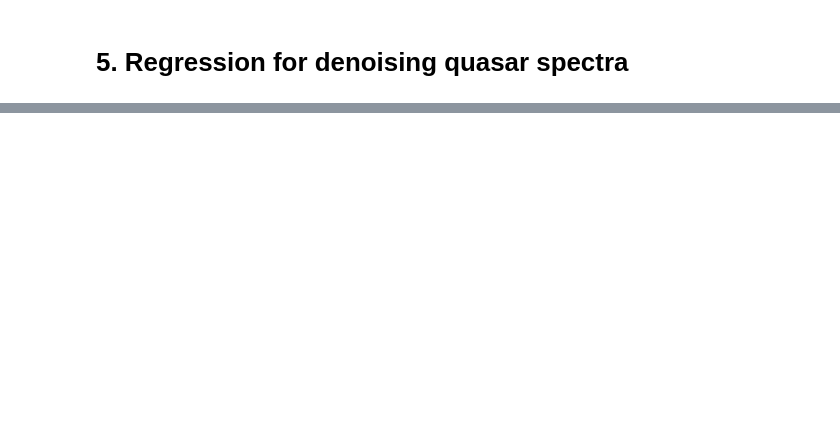
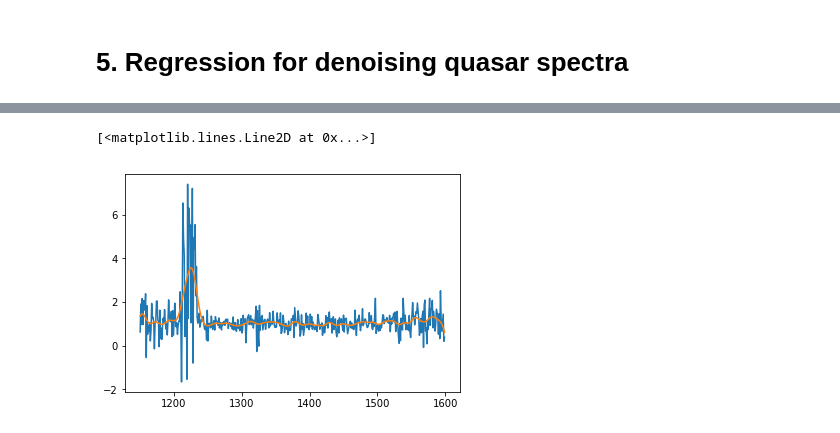
Before and after one commit to ooxx201/CS229n_Machine_Learning, a Jupyter notebook: Assignment/HW1/HW1.ipynb, the cells around one changed output, grey strips where cells are left out. Drawn from its saved outputs; the diff is of its cells as text; code cells hidden in the pictures; blank space fills up the shorter version.

```diff
--- a/Assignment/HW1/HW1.ipynb
+++ b/Assignment/HW1/HW1.ipynb
@@ -465,0 +551,19 @@ Therefore gradient descent is not invariant to linear reparameterizations.
+# %%
+def construct_weight(X, x_eval, tau = 5):
+    return np.diag(np.exp(- (X - x_eval) **2 / (2 * tau ** 2)))
+# %%
+X = np.stack([np.ones(cols.shape[0]), cols]).T
+y = ys_train[0].reshape([-1,1])
+m = X.shape[0]
+tau = 5
+preds = []
+for i in range(m):
+    W = construct_weight(X[:, 1], X[i, 1], tau)
+    theta = optim(X, y, W)
+    preds.append(theta[:,0].dot(X[i, :]))
+# %%
+plt.plot(cols, y)
+plt.plot(cols, preds)
+# %% [output]
+[<matplotlib.lines.Line2D at 0x...>]
+[figure, added]
```
Also changed, not shown: parts of 13 cells of this notebook.
